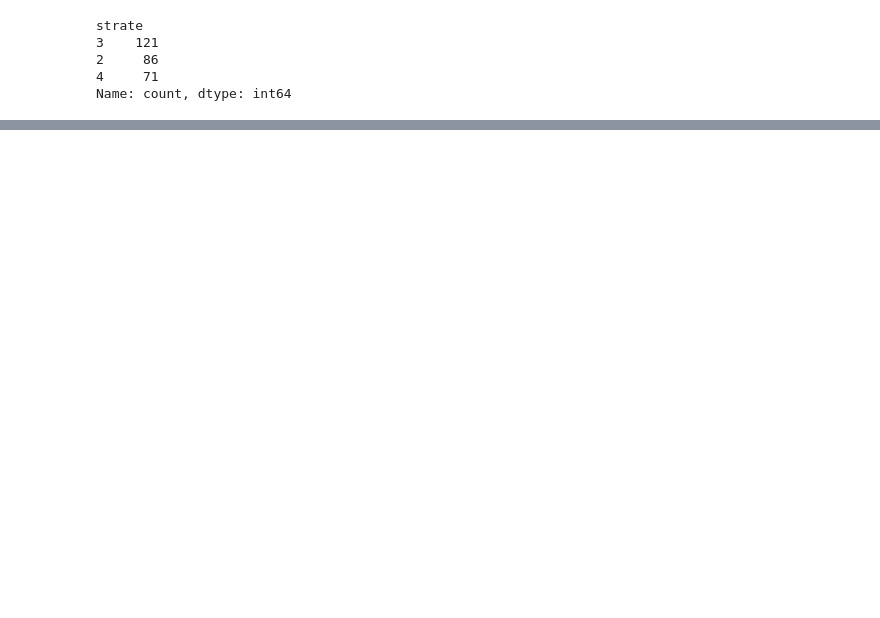
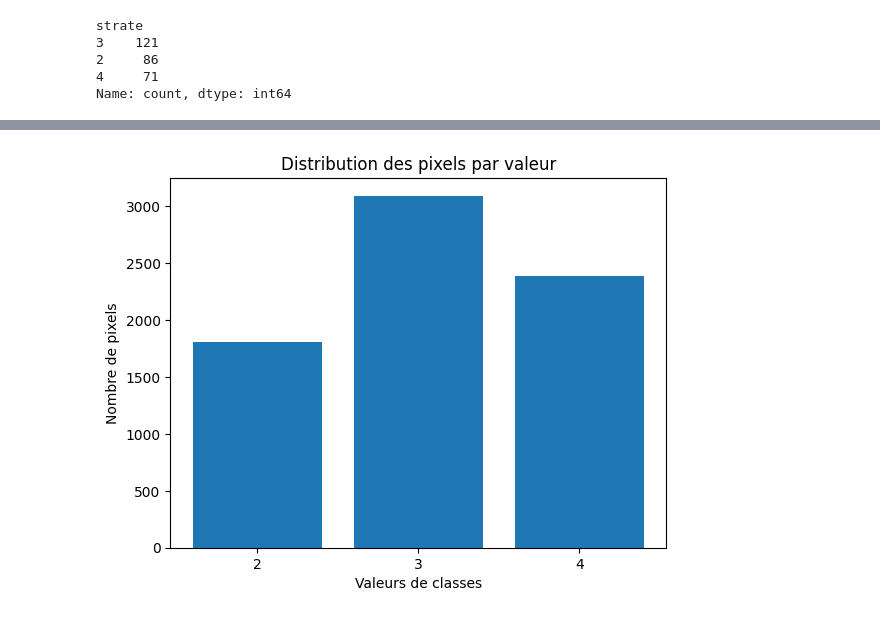
Before and after one commit to MatthieuGoubs/projet_eval_landes, a Jupyter notebook: projet_telea_GOUBERT_MATTHIEU.ipynb, the cells around one changed output, grey strips where cells are left out. Saved outputs shown, nothing was run; the diff lists cells and outputs as text; code cells hidden in the pictures; blank space fills up the shorter version.

Commit message:
# Réalisation de la partie 4.2 du projet de télédétection

```diff
--- a/projet_telea_GOUBERT_MATTHIEU.ipynb
+++ b/projet_telea_GOUBERT_MATTHIEU.ipynb
@@ -28,0 +35,89 @@ strat = "strate"
+# %%
+### rasterisation du shp
+
+# création des variables
+my_folder = '/home/onyxia/work/data/projet_eval'
+in_vector = os.path.join(my_folder, 'PI_strates_bretagne_32630.shp')
+ref_image = os.path.join(my_folder, 'bretagne_23-24_B02.tif')
+out_image = '/home/onyxia/work/projet_eval_landes/img/vecteur_to_raster.tif'
+field_name = "strate"
+
+# création de la fonction de rasterisation
+def rasterisation(in_vector, ref_image, out_image, field_name,
+                  dtype="Int32", nodata=0, all_touched=False):
+
+    # --- 1) Lecture des infos spatiales depuis l'image de référence ---
+    ds = gdal.Open(ref_image)
+    gt = ds.GetGeoTransform()
+    xsize = ds.RasterXSize
+    ysize = ds.RasterYSize
+
+    # résolution (pixel size)
+    res_x = gt[1]
+    res_y = abs(gt[5])
+
+    # emprise spatiale
+    xmin = gt[0]
+    ymax = gt[3]
+    xmax = xmin + xsize * res_x
+    ymin = ymax - ysize * res_y
+
+    # --- 2) Options de GDAL ---
+    touched_flag = "-at" if all_touched else ""
+    nodata_opt = f"-a_nodata {nodata}" if nodata is not None else ""
+
+    # --- 3) Construction la ligne de commande gdal ---
+    cmd = (
+        f"gdal_rasterize -a {field_name} "
+        f"-tr {res_x} {res_y} "
+        f"-te {xmin} {ymin} {xmax} {ymax} "
+        f"-ot {dtype} -of GTiff {nodata_opt} {touched_flag} "
+        f"{in_vector} {out_image}"
+    )
+
+    print("Commande exécutée :")
+    print(cmd)
+
+    # --- 4) Exécution ---
+    os.system(cmd)
+
+#appel de la fonction 'rasterisation'
+rasterisation(in_vector=in_vector, ref_image=ref_image, out_image=out_image, field_name=field_name, dtype="Byte", nodata=0, all_touched=True)
+
+# décompte des pixels par classes pour le tif
+rbf = gpd.read_file("/home/onyxia/work/data/projet_eval/PI_strates_bretagne_32630.shp")
+rtf = rbf["strate"].value_counts()
+print(rtf)
+
+
+### mise en place du diagramme en barres
+
+raster_path = "/home/onyxia/work/projet_eval_landes/img/vecteur_to_raster.tif"
+
+# --- Lecture du raster --- (plutôt utiliser la fonction "load_img_as_array" de 'read_and_write' pour lire et convertir le raster en matrice numpy)
+ds = gdal.Open(raster_path)
+band = ds.GetRasterBand(1)
+
+arr = band.ReadAsArray()
+nodata = band.GetNoDataValue()
+
+# --- Suppression des valeurs NoData ---
+if nodata is not None:
+    arr = arr[arr != nodata]
+
+# --- Comptage des valeurs ---
+values, counts = np.unique(arr, return_counts=True)
+
+print("Comptage des pixels par classe :")
+for v, c in zip(values, counts):
+    print(f"Valeur {v} → {c} pixels")
+
+# --- Diagramme en barres ---
+plt.figure()
+plt.bar(values, counts)
+plt.xlabel("Valeurs de classes")
+plt.ylabel("Nombre de pixels")
+plt.title("Distribution des pixels par valeur")
+plt.xticks(values)
+plt.show()
+# %% [output]
@@ -28,0 +136 @@ strat = "strate"
+[figure, added]
```
Also changed, not shown: parts of 11 cells of this notebook, 2 other files.
